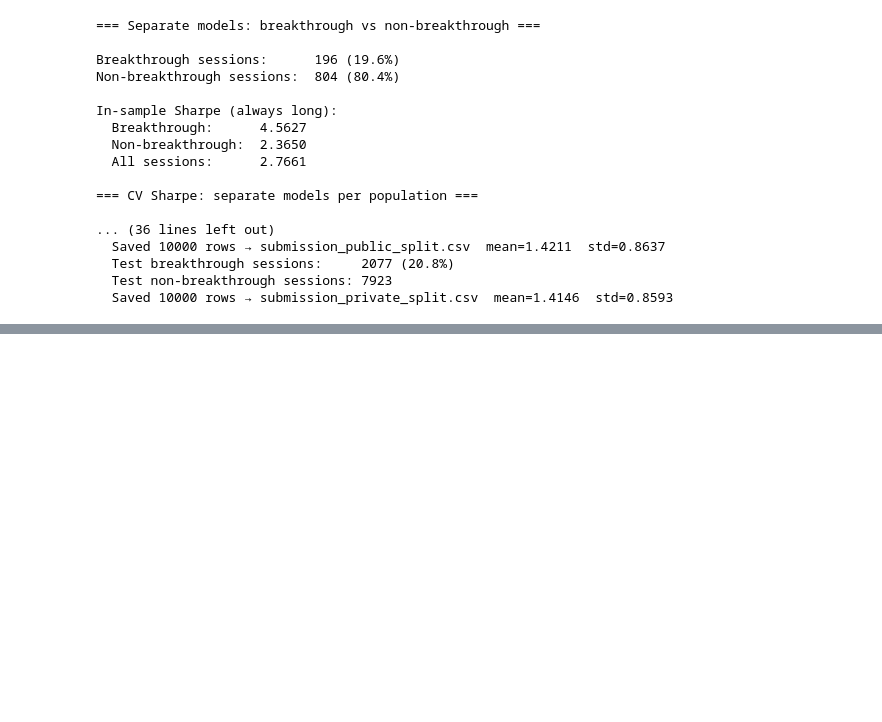
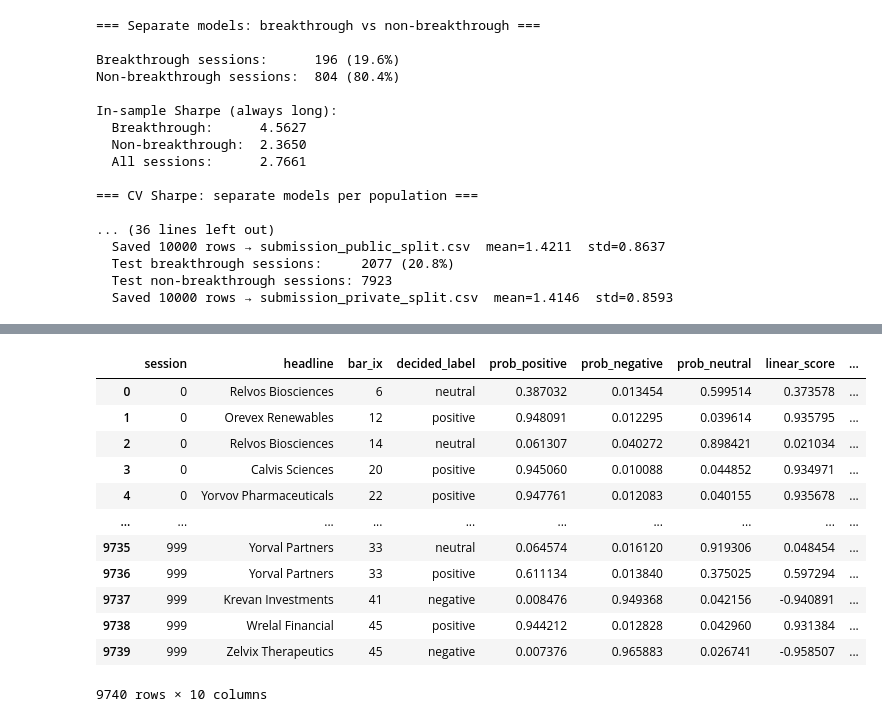
Before and after one commit to Sne4kers/hrt-datathon, a Jupyter notebook: yehor/headline_claude_slaving.ipynb, the cells around one changed output, grey strips where cells are left out. Cells and saved outputs as stored; diff of their text form; code cells hidden in the pictures; blank space fills up the shorter version.

```diff
--- a/yehor/headline_claude_slaving.ipynb
+++ b/yehor/headline_claude_slaving.ipynb
@@ -6321,0 +6969,20 @@ In-sample Sharpe (always long):
+# %%
+# Step 3: For each test session, aggregate sentiment from ALL sessions in the same cluster
+# at the seen bars — this gives you "what is the cluster-wide news saying right now?"
+
+sentiment_df = pd.read_csv("../anna/headline_stats_seen_train.csv")
+sentiment_df
+# %% [output]
+|  | session | headline | bar_ix | decided_label | prob_positive | prob_negative | prob_neutral | linear_score | ... |
+| 0 | 0 | Relvos Biosciences | 6 | neutral | 0.387032 | 0.013454 | 0.599514 | 0.373578 | ... |
+| 1 | 0 | Orevex Renewables | 12 | positive | 0.948091 | 0.012295 | 0.039614 | 0.935795 | ... |
+| 2 | 0 | Relvos Biosciences | 14 | neutral | 0.061307 | 0.040272 | 0.898421 | 0.021034 | ... |
+| 3 | 0 | Calvis Sciences | 20 | positive | 0.945060 | 0.010088 | 0.044852 | 0.934971 | ... |
+| 4 | 0 | Yorvov Pharmaceuticals | 22 | positive | 0.947761 | 0.012083 | 0.040155 | 0.935678 | ... |
+| ... | ... | ... | ... | ... | ... | ... | ... | ... | ... |
+| 9735 | 999 | Yorval Partners | 33 | neutral | 0.064574 | 0.016120 | 0.919306 | 0.048454 | ... |
+| 9736 | 999 | Yorval Partners | 33 | positive | 0.611134 | 0.013840 | 0.375025 | 0.597294 | ... |
+| 9737 | 999 | Krevan Investments | 41 | negative | 0.008476 | 0.949368 | 0.042156 | -0.940891 | ... |
+| 9738 | 999 | Wrelal Financial | 45 | positive | 0.944212 | 0.012828 | 0.042960 | 0.931384 | ... |
+| 9739 | 999 | Zelvix Therapeutics | 45 | negative | 0.007376 | 0.965883 | 0.026741 | -0.958507 | ... |
+9740 rows × 10 columns
```
Also changed, not shown: parts of 11 cells of this notebook, 6 other files.
